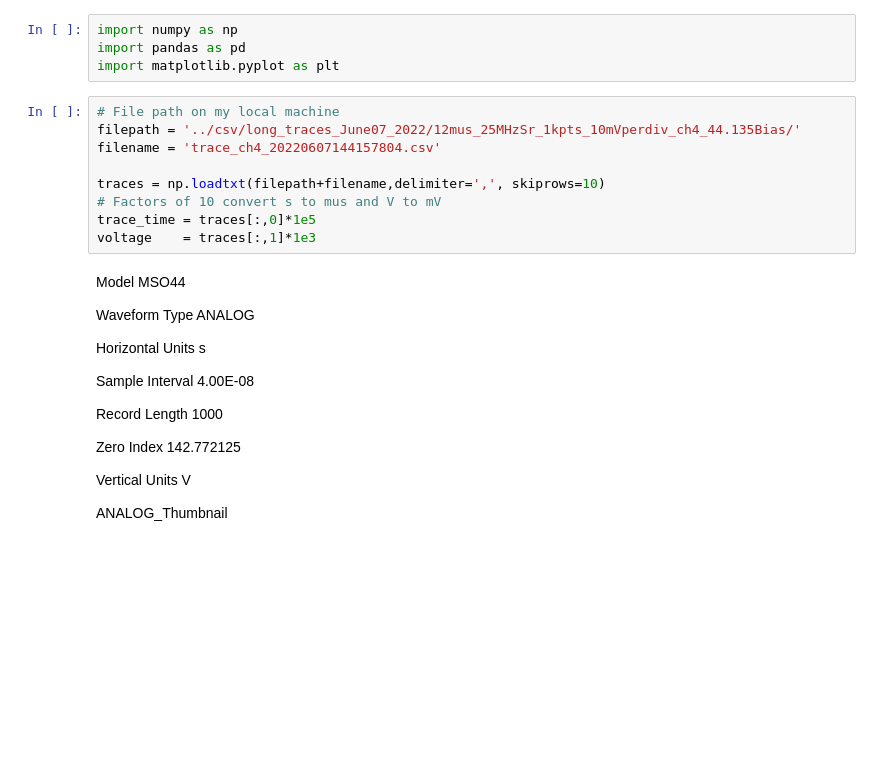
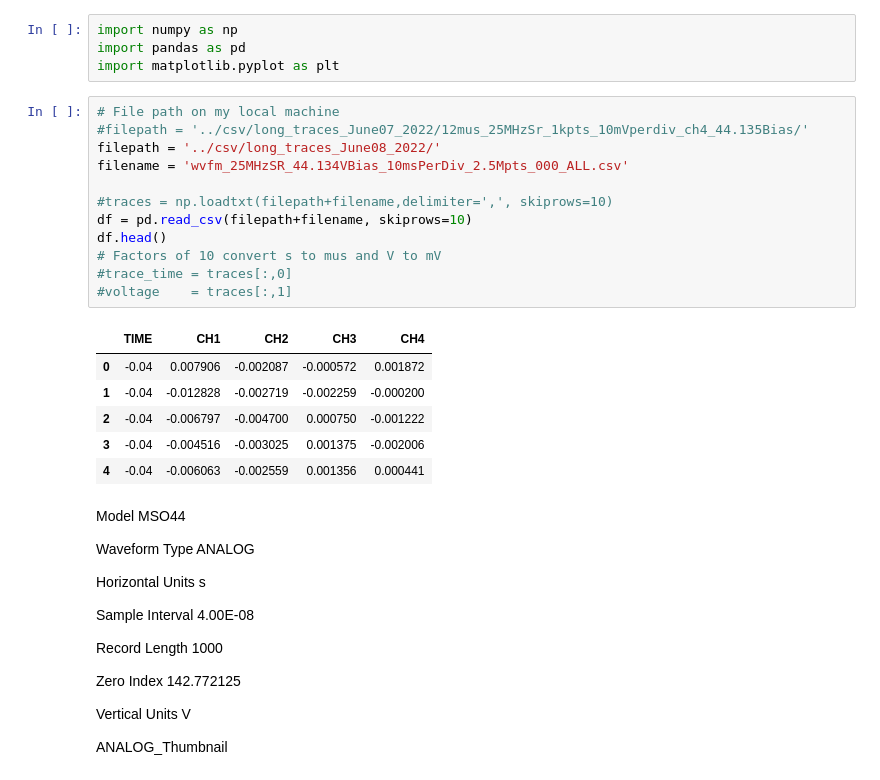
Before and after one commit to andrewmogan/dune_fd_pds, a Jupyter notebook: darkrate_andrew.ipynb, the cells around one changed output. Cells and saved outputs as stored; diff of their text form; blank space fills up the shorter version.

```diff
--- a/darkrate_andrew.ipynb
+++ b/darkrate_andrew.ipynb
@@ -4,13 +4,23 @@ import pandas as pd
 import matplotlib.pyplot as plt
 # %%
 # File path on my local machine
-filepath = '../csv/long_traces_June07_2022/12mus_25MHzSr_1kpts_10mVperdiv_ch4_44.135Bias/'
-filename = 'trace_ch4_20220607144157804.csv'
+#filepath = '../csv/long_traces_June07_2022/12mus_25MHzSr_1kpts_10mVperdiv_ch4_44.135Bias/'
+filepath = '../csv/long_traces_June08_2022/'
+filename = 'wvfm_25MHzSR_44.134VBias_10msPerDiv_2.5Mpts_000_ALL.csv'
 
-traces = np.loadtxt(filepath+filename,delimiter=',', skiprows=10)
+#traces = np.loadtxt(filepath+filename,delimiter=',', skiprows=10)
+df = pd.read_csv(filepath+filename, skiprows=10)
+df.head()
 # Factors of 10 convert s to mus and V to mV
-trace_time = traces[:,0]*1e5
-voltage    = traces[:,1]*1e3
+#trace_time = traces[:,0]
+#voltage    = traces[:,1]
+# %% [output]
+|  | TIME | CH1 | CH2 | CH3 | CH4 |
+| 0 | -0.04 | 0.007906 | -0.002087 | -0.000572 | 0.001872 |
+| 1 | -0.04 | -0.012828 | -0.002719 | -0.002259 | -0.000200 |
+| 2 | -0.04 | -0.006797 | -0.004700 | 0.000750 | -0.001222 |
+| 3 | -0.04 | -0.004516 | -0.003025 | 0.001375 | -0.002006 |
+| 4 | -0.04 | -0.006063 | -0.002559 | 0.001356 | 0.000441 |
 # %% [markdown]
 Model	MSO44
 
```
